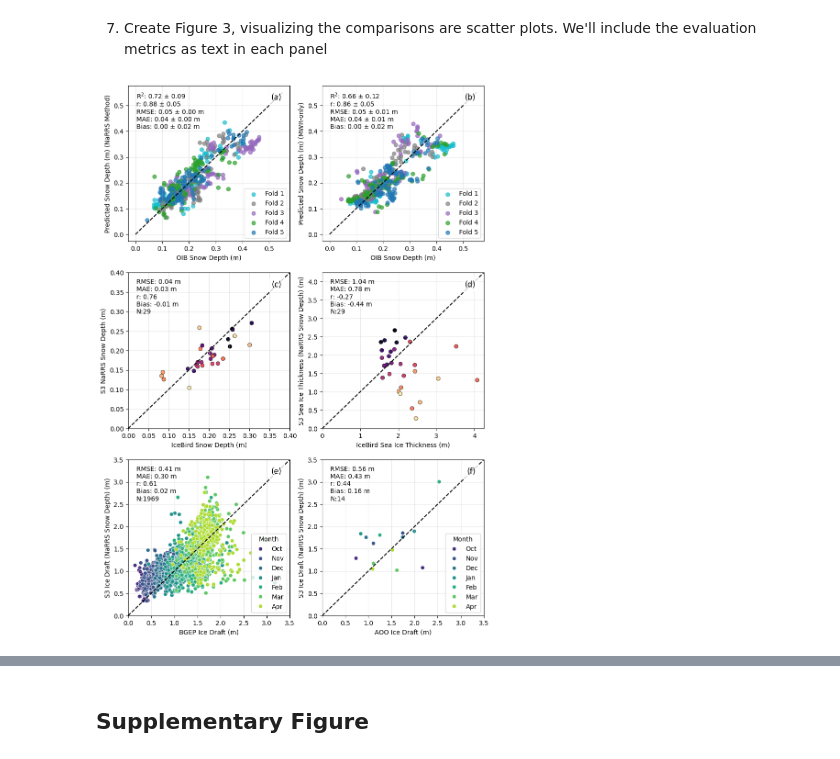
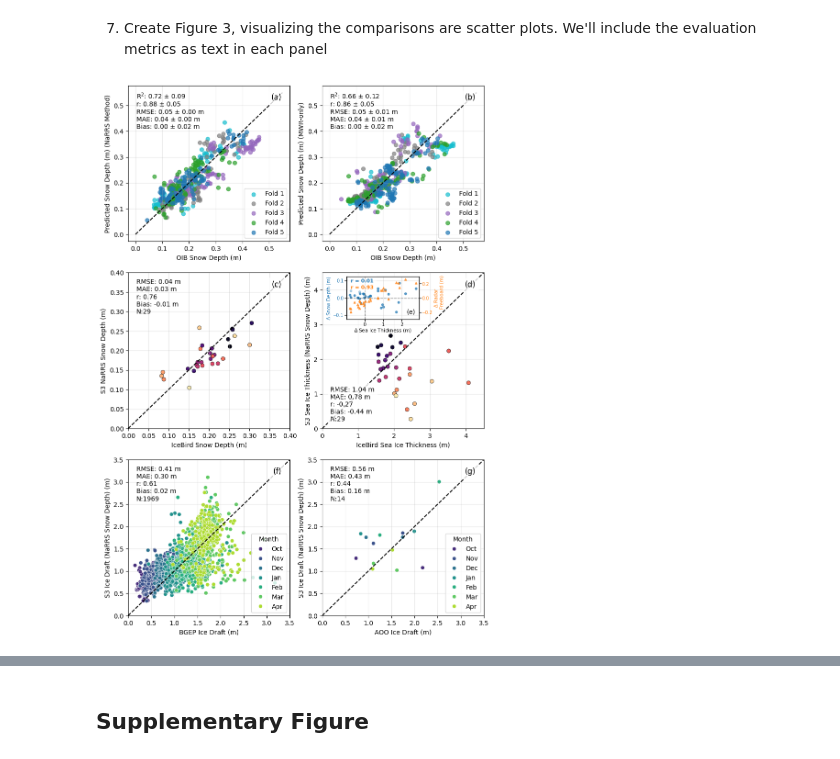
Before and after one commit to ConnorAJNelson/NaRRS, a Jupyter notebook: Manuscript_Main_Figures/PaperFig3.ipynb, the cells around one changed output, grey strips where cells are left out. Saved outputs shown, nothing was run; the diff lists cells and outputs as text; code cells hidden in the pictures.

```diff
--- a/Manuscript_Main_Figures/PaperFig3.ipynb
+++ b/Manuscript_Main_Figures/PaperFig3.ipynb
@@ -77,7 +77,6 @@ for fold in range(1,6):
 icebird_df = pd.read_csv('../Data/merged_s3_icebird_gridded_evaluation_data.csv')
 icebird_df = icebird_df.rename(columns={'EsEs': 'cice_thickness'})
 icebird_df['i'] = np.arange(len(icebird_df)) #add an index column for creating a color scheme later
-
 
 #calculate the snow depth and sea ice thickness evaluation metrics against IceBird
 icebird_s3_snod_metrics = calculate_prediction_metrics(icebird_df['snow_thickness'].values, icebird_df['snow_depth_01'].values)
@@ -93,6 +92,14 @@ icebird_metrics_df = pd.DataFrame({
     'mw99_snod': icebird_mw99_snod_metrics,
     'mw99_sit': icebird_mw99_sit_metrics
 })
+
+#calculte the snow depth and sea ice thickness differences for error correlation analysis
+icebird_df['snow_depth_diff'] = icebird_df['snow_thickness'] - icebird_df['snow_depth_01']
+icebird_df['sea_ice_thickness_diff'] = icebird_df['cice_thickness'] - icebird_df['sea_ice_thickness_01']
+icebird_df['radar_fb_diff'] = icebird_df['radar_fb'] - icebird_df['freeboard_mean_01']
+
+snod_sit_corr = np.corrcoef(icebird_df['sea_ice_thickness_diff'], icebird_df['snow_depth_diff'])[0,1]
+fb_sit_corr = np.corrcoef(icebird_df['sea_ice_thickness_diff'], icebird_df['radar_fb_diff'])[0,1]
 # %% [markdown]
 5) Load the S3 NaRRS vs. BGEP comparison dataset and compute the evaluation metrics
 # %%
@@ -186,18 +193,51 @@ ax.grid(True, alpha=0.3)
 sns.scatterplot(data=icebird_df, y='sea_ice_thickness_01', x='cice_thickness', ax=ax, hue='i', palette=sns.color_palette("magma", len(icebird_df)), legend=False, ec='black')
 ax.set_xlabel('IceBird Sea Ice Thickness (m)')
 ax.set_ylabel('S3 Sea Ice Thickness (NaRRS Snow Depth) (m)')
-ax.plot([0, 4.25], [0, 4.25], 'k--')
-ax.text(0.05, 0.96, f"RMSE: {icebird_metrics_df.loc[icebird_metrics_df['metric'] == 'rmse', 's3_sit'].values[0]:.2f} m\n"
+ax.plot([0, 4.5], [0, 4.5], 'k--')
+ax.text(0.05, 0.27, f"RMSE: {icebird_metrics_df.loc[icebird_metrics_df['metric'] == 'rmse', 's3_sit'].values[0]:.2f} m\n"
                   f"MAE: {icebird_metrics_df.loc[icebird_metrics_df['metric'] == 'mae', 's3_sit'].values[0]:.2f} m\n"
                   f"r: {icebird_metrics_df.loc[icebird_metrics_df['metric'] == 'r', 's3_sit'].values[0]:.2f}\n"
                   f"Bias: {icebird_metrics_df.loc[icebird_metrics_df['metric'] == 'bias', 's3_sit'].values[0]:.2f} m\n"
                   f"N:{int(icebird_metrics_df.loc[icebird_metrics_df['metric'] == 'count', 's3_sit'].values[0])}",
-                  transform=ax.transAxes, fontsize=10, verticalalignment='top')
-ax.set_xlim(0, 4.25)
-ax.set_ylim(0, 4.25)
+                  transform=ax.transAxes, fontsize=10, verticalalignment='top', bbox=dict(facecolor='white', alpha=0.8, edgecolor='white'))
+ax.set_xlim(0, 4.5)
+ax.set_ylim(0, 4.5)
+ax.set_yticks(np.arange(0, 5, 1))
 ax.text(0.95, 0.95, '(d)', transform=ax.transAxes, fontsize=12,
         verticalalignment='top', horizontalalignment='right',
         bbox=dict(facecolor='white', alpha=0.8, edgecolor='white'))
+
+#Add the error analysis plot
+# [x0, y0, width, height]
+ax = ax.inset_axes([0.15, 0.7, 0.45, 0.275])
+
+color_sd = 'tab:blue'
+ax.scatter(icebird_df['sea_ice_thickness_diff'], icebird_df['snow_depth_diff'], color=color_sd, s=10, marker='o', label='Snow Depth', alpha=0.7)
+ax.set_xlabel(r'$\Delta$ Sea Ice Thickness (m)', fontsize=7.5, labelpad=1)
+ax.set_ylabel(r'$\Delta$ Snow Depth (m)', color=color_sd, fontsize=7.5, labelpad=1)
+ax.tick_params(axis='y', labelcolor=color_sd, labelsize=7, pad=1)
+ax.tick_params(axis='x', labelsize=7, pad=1)
+
+ax_twin = ax.twinx()
+color_fb = 'tab:orange'
+ax_twin.scatter(icebird_df['sea_ice_thickness_diff'], icebird_df['radar_fb_diff'], color=color_fb, s=10, marker='^', label='Radar Freeboard', alpha=0.7)
+ax_twin.set_ylabel(rf'$\Delta$ Radar' + '\n        Freeboard (m)', color=color_fb, fontsize=7.5, labelpad=1)
+ax_twin.tick_params(axis='y', labelcolor=color_fb, labelsize=7, pad=1)
+
+sd_lim = 0.125
+fb_lim = 0.30
+ax.set_ylim(-sd_lim, sd_lim)
+ax_twin.set_ylim(-fb_lim, fb_lim)
+
+ax.axhline(0, color='black', linestyle='--', linewidth=1, alpha=0.4)
+ax.axvline(0, color='black', linestyle='--', linewidth=1, alpha=0.4)
+ax.grid(alpha=0.3)
+
+ax.text(0.06, 0.95, f'r = {snod_sit_corr:.2f}', transform=ax.transAxes, fontsize=8, color=color_sd, va='top',
+        bbox=dict(facecolor='white', alpha=0.5, edgecolor='white'), fontweight='bold')
+ax.text(0.06, 0.80, f'r = {fb_sit_corr:.2f}', transform=ax.transAxes, fontsize=8, color=color_fb, va='top',
+        bbox=dict(facecolor='white', alpha=0.5, edgecolor='white'), fontweight='bold')
+ax.text(0.95, 0.25, '(e)', transform=ax.transAxes, fontsize=10, color='black', va='top', ha='right')
 
 #bottom row: BGEP and AOO vs S3 NaRRS ice draft
 #lhs: BGEP vs S3 ice draft
@@ -212,34 +252,34 @@ ax.text(0.05, 0.96, f"RMSE: {bgep_metrics_df.loc[bgep_metrics_df['metric'] == 'r
                     f"r: {bgep_metrics_df.loc[bgep_metrics_df['metric'] == 'r', 's3_draft'].values[0]:.2f}\n"
                     f"Bias: {bgep_metrics_df.loc[bgep_metrics_df['metric'] == 'bias', 's3_draft'].values[0]:.2f} m\n"
                     f"N:{int(bgep_metrics_df.loc[bgep_metrics_df['metric'] == 'count', 's3_draft'].values[0])}",
                     transform=ax.transAxes, fontsize=10, verticalalignment='top')
 ax.set_xlim(0, 3.5)
 ax.set_ylim(0, 3.5)
 sns.move_legend(ax, "lower right")
-ax.text(0.95, 0.95, '(e)', transform=ax.transAxes, fontsize=12,
+ax.text(0.95, 0.95, '(f)', transform=ax.transAxes, fontsize=12,
         verticalalignment='top', horizontalalignment='right',
         bbox=dict(facecolor='white', alpha=0.8, edgecolor='white'))
 #rhs: AOO vs S3 ice draft
 ax = axs[2, 1]
 ax.grid(True, alpha=0.3)
 sns.scatterplot(data=aoo_df, x='draft', y='ice_draft_01', ax=ax, hue='Month', palette='viridis')
 ax.set_xlabel('AOO Ice Draft (m)')
 ax.set_ylabel('S3 Ice Draft (NaRRS Snow Depth) (m)')
 ax.plot([0, 4], [0, 4], 'k--')
 ax.text(0.05, 0.96, f"RMSE: {aoo_metrics_df.loc[aoo_metrics_df['metric'] == 'rmse', 's3_draft'].values[0]:.2f} m\n"
                     f"MAE: {aoo_metrics_df.loc[aoo_metrics_df['metric'] == 'mae', 's3_draft'].values[0]:.2f} m\n"
                     f"r: {aoo_metrics_df.loc[aoo_metrics_df['metric'] == 'r', 's3_draft'].values[0]:.2f}\n"
                     f"Bias: {aoo_metrics_df.loc[aoo_metrics_df['metric'] == 'bias', 's3_draft'].values[0]:.2f} m\n"
                     f"N:{int(aoo_metrics_df.loc[aoo_metrics_df['metric'] == 'count', 's3_draft'].values[0])}",
                     transform=ax.transAxes, fontsize=10, verticalalignment='top')
 ax.set_xlim(0, 3.5)
 ax.set_ylim(0, 3.5)
 sns.move_legend(ax, "lower right")
-ax.text(0.95, 0.95, '(f)', transform=ax.transAxes, fontsize=12,
+ax.text(0.95, 0.95, '(g)', transform=ax.transAxes, fontsize=12,
         verticalalignment='top', horizontalalignment='right',
         bbox=dict(facecolor='white', alpha=0.8, edgecolor='white'))
 
-plt.savefig('s3_snow_depth_and_sea_ice_thickness_multisource_evaluation.png', bbox_inches='tight', dpi=300)
+plt.savefig('s3_snow_depth_and_sea_ice_thickness_multisource_evaluation_v2.png', bbox_inches='tight', dpi=300)
 plt.show()
 # %% [output]
-[figure, old version]
+[figure, new version]
```
Also changed, not shown: parts of 2 cells of this notebook, 2 other files.
